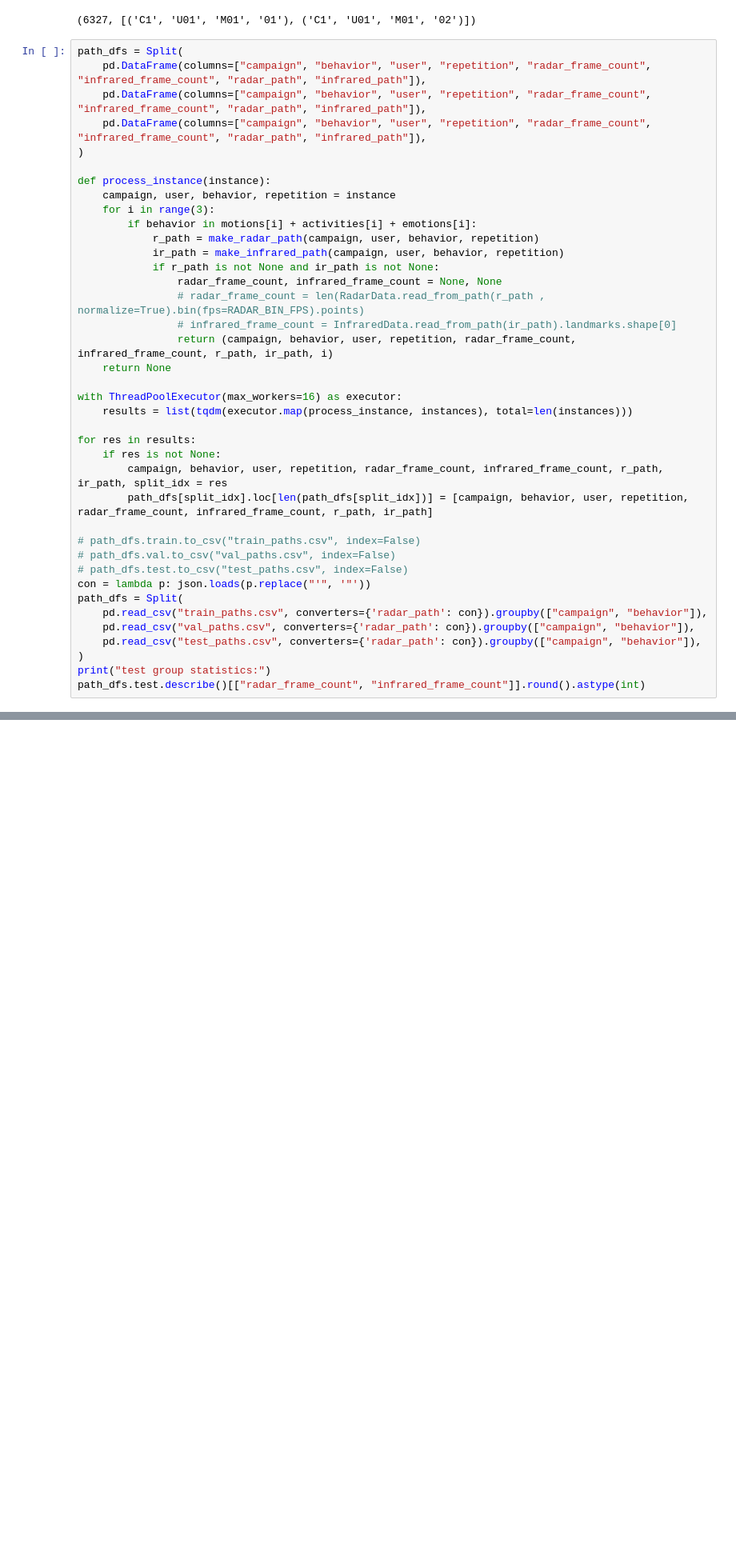
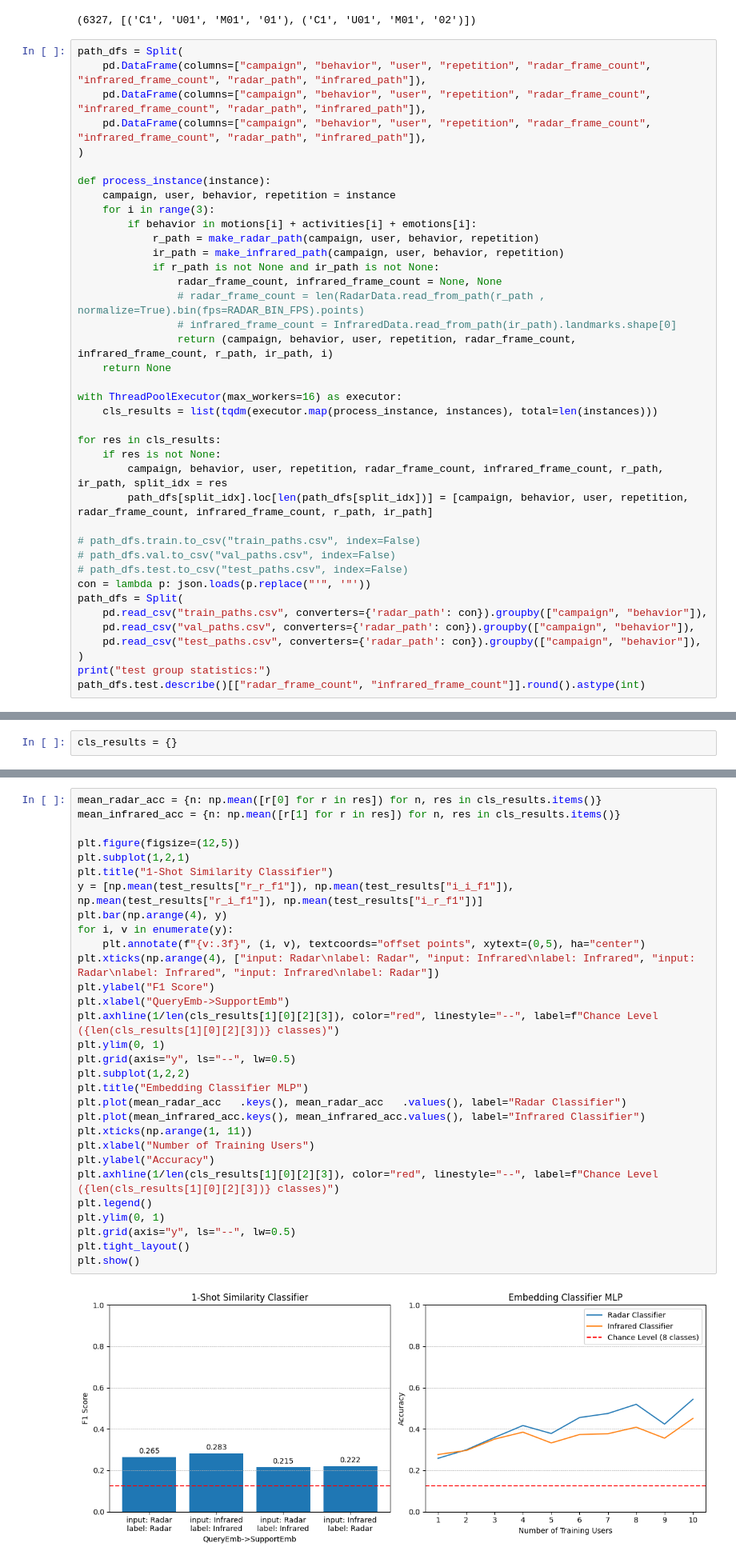
Before and after one commit to anasdev1204/CoDaS-Radar-based-Sentiment-Analysis-and-recognition, a Jupyter notebook: mudassar/training.ipynb, the cells around one changed output, grey strips where cells are left out. Shown at 80% size. Drawn from its saved outputs; the diff is of its cells as text; blank space fills up the shorter version.

```diff
--- a/mudassar/training.ipynb
+++ b/mudassar/training.ipynb
@@ -128,9 +135,9 @@ def process_instance(instance):
     return None
 
 with ThreadPoolExecutor(max_workers=16) as executor:
-    results = list(tqdm(executor.map(process_instance, instances), total=len(instances)))
+    cls_results = list(tqdm(executor.map(process_instance, instances), total=len(instances)))
 
-for res in results:
+for res in cls_results:
     if res is not None:
         campaign, behavior, user, repetition, radar_frame_count, infrared_frame_count, r_path, ir_path, split_idx = res
         path_dfs[split_idx].loc[len(path_dfs[split_idx])] = [campaign, behavior, user, repetition, radar_frame_count, infrared_frame_count, r_path, ir_path]
@@ -629,0 +968,2 @@ playing-badminton       1.00      0.02      0.04       192
+# %%
+cls_results = {}
@@ -629,0 +981,32 @@ playing-badminton       1.00      0.02      0.04       192
+# %%
+mean_radar_acc = {n: np.mean([r[0] for r in res]) for n, res in cls_results.items()}
+mean_infrared_acc = {n: np.mean([r[1] for r in res]) for n, res in cls_results.items()}
+
+plt.figure(figsize=(12,5))
+plt.subplot(1,2,1)
+plt.title("1-Shot Similarity Classifier")
+y = [np.mean(test_results["r_r_f1"]), np.mean(test_results["i_i_f1"]), np.mean(test_results["r_i_f1"]), np.mean(test_results["i_r_f1"])]
+plt.bar(np.arange(4), y)
+for i, v in enumerate(y):
+    plt.annotate(f"{v:.3f}", (i, v), textcoords="offset points", xytext=(0,5), ha="center")
+plt.xticks(np.arange(4), ["input: Radar\nlabel: Radar", "input: Infrared\nlabel: Infrared", "input: Radar\nlabel: Infrared", "input: Infrared\nlabel: Radar"])
+plt.ylabel("F1 Score")
+plt.xlabel("QueryEmb->SupportEmb")
+plt.axhline(1/len(cls_results[1][0][2][3]), color="red", linestyle="--", label=f"Chance Level ({len(cls_results[1][0][2][3])} classes)")
+plt.ylim(0, 1)
+plt.grid(axis="y", ls="--", lw=0.5)
+plt.subplot(1,2,2)
+plt.title("Embedding Classifier MLP")
+plt.plot(mean_radar_acc   .keys(), mean_radar_acc   .values(), label="Radar Classifier")
+plt.plot(mean_infrared_acc.keys(), mean_infrared_acc.values(), label="Infrared Classifier")
+plt.xticks(np.arange(1, 11))
+plt.xlabel("Number of Training Users")
+plt.ylabel("Accuracy")
+plt.axhline(1/len(cls_results[1][0][2][3]), color="red", linestyle="--", label=f"Chance Level ({len(cls_results[1][0][2][3])} classes)")
+plt.legend()
+plt.ylim(0, 1)
+plt.grid(axis="y", ls="--", lw=0.5)
+plt.tight_layout()
+plt.show()
+# %% [output]
+[figure, added]
```
Also changed, not shown: parts of 37 cells of this notebook, 3 other files.
